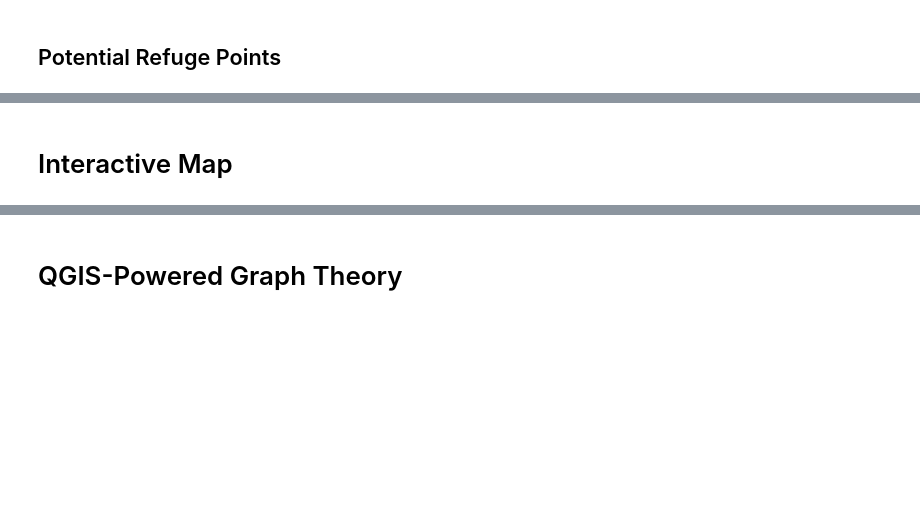
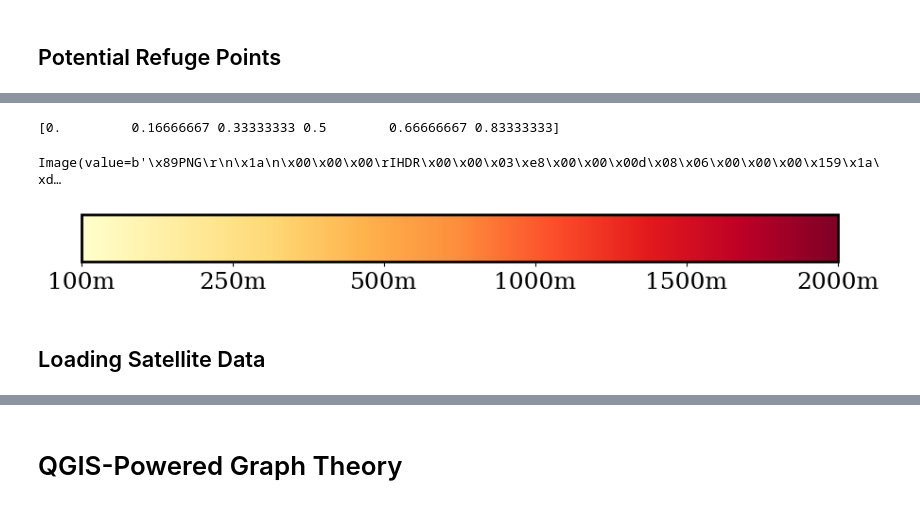
Before and after one commit to Sifyrena/Geospatial_Hackathon_21, a Jupyter notebook: BaseInteract.ipynb, the cells around one changed output, grey strips where cells are left out. Drawn from its saved outputs; the diff is of its cells as text; code cells hidden in the pictures; blank space fills up the shorter version.

```diff
--- a/BaseInteract.ipynb
+++ b/BaseInteract.ipynb
@@ -194,2 +166,34 @@ saved ./Water/17W
-# %% [markdown]
-# Interactive Map
+# %%
+a = np.array([[0,1]])
+plt.figure(figsize=(10, 1))
+img = plt.imshow(a, cmap='YlOrRd')
+
+plt.gca().set_visible(False)
+cax = plt.axes([0.1, 0.35, 0.8, 0.5])
+cb = plt.colorbar(orientation="horizontal", cax=cax)
+
+Labels = np.arange(6)/6
+
+print(Labels)
+
+cb.ax.set_xticks(Labels)
+cb.ax.set_xticklabels(['100m','250m','500m','1000m','1500m','2000m'])
+
+plt.savefig("colorbar.png",transparent=True)
+
+file = open("colorbar.png", "rb")
+image = file.read()
+
+Legend = widgets.Image(
+    value=image,
+    format='png',
+    width = '400px',
+)
+
+display(Legend)
+# %% [output]
+[0.         0.16666667 0.33333333 0.5        0.66666667 0.83333333]
+Image(value=b'\x89PNG\r\n\x1a\n\x00\x00\x00\rIHDR\x00\x00\x03\xe8\x00\x00\x00d\x08\x06\x00\x00\x00\x159\x1a\xd…
+[figure, added]
+# %% [markdown]
+## Loading Satellite Data
```
Also changed, not shown: parts of 16 cells of this notebook, 4 other files.
